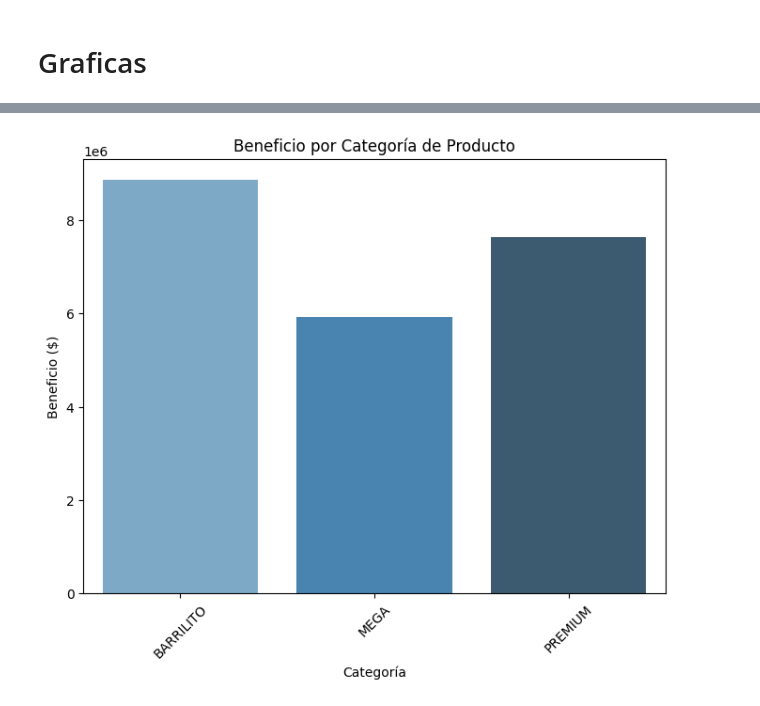
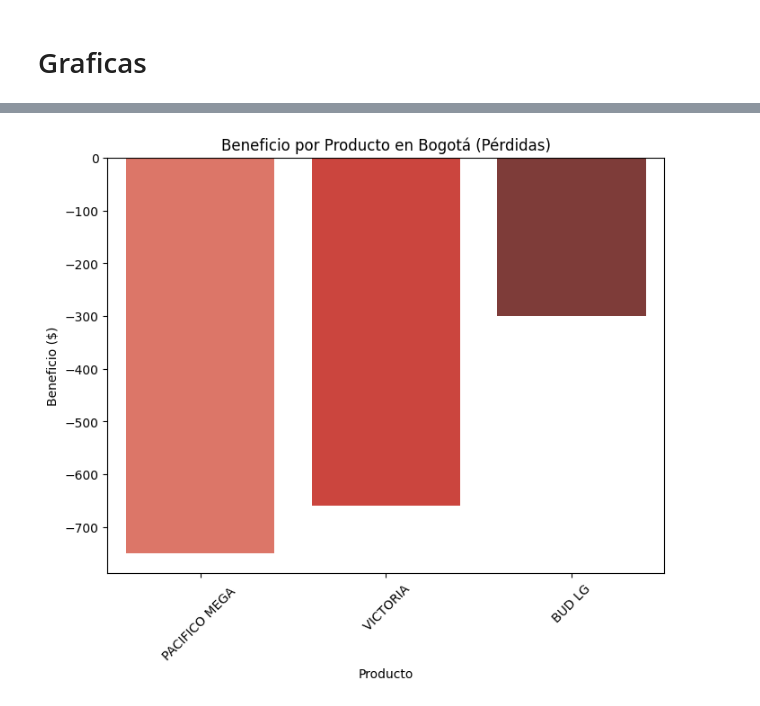
Before and after one commit to Vikorimperator/Retail_Modelo, a Jupyter notebook: 2.visualizacion _beneficios.ipynb, the cells around one changed output, grey strips where cells are left out. Saved outputs shown, nothing was run; the diff lists cells and outputs as text; code cells hidden in the pictures.

```diff
--- a/2.visualizacion _beneficios.ipynb
+++ b/2.visualizacion _beneficios.ipynb
@@ -66,14 +180,21 @@ fig.show()
 # %%
-# Beneficio por categoría
-beneficio_categoria_df = ventas_completa.groupby("categoria")[["Beneficio"]].sum().reset_index()
+# Filtrar datos de Bogotá
+bogota_negativos = beneficios_negativos[beneficios_negativos["ciudad"] == "BOGOTA"]
 
 plt.figure(figsize=(8, 6))
-sns.barplot(data=beneficio_categoria_df, x="categoria", y="Beneficio", palette="Blues_d", hue="categoria", dodge=False)
-plt.title("Beneficio por Categoría de Producto")
-plt.xlabel("Categoría")
+sns.barplot(
+    data=bogota_negativos,
+    x="nom_producto",
+    y="Beneficio",
+    hue="nom_producto",  # Asignar la variable para colores
+    palette="Reds_d",
+    dodge=False  # Asegura que las barras no estén separadas
+)
+plt.legend([], [], frameon=False)  # Desactiva la leyenda
+plt.title("Beneficio por Producto en Bogotá (Pérdidas)")
+plt.xlabel("Producto")
 plt.ylabel("Beneficio ($)")
 plt.xticks(rotation=45)
-plt.legend([],[], frameon=False)  # Quitar la leyenda si no es necesaria
 plt.show()
 # %% [output]
-[figure, old version]
+[figure, new version]
```
Also changed, not shown: parts of 30 cells of this notebook.
